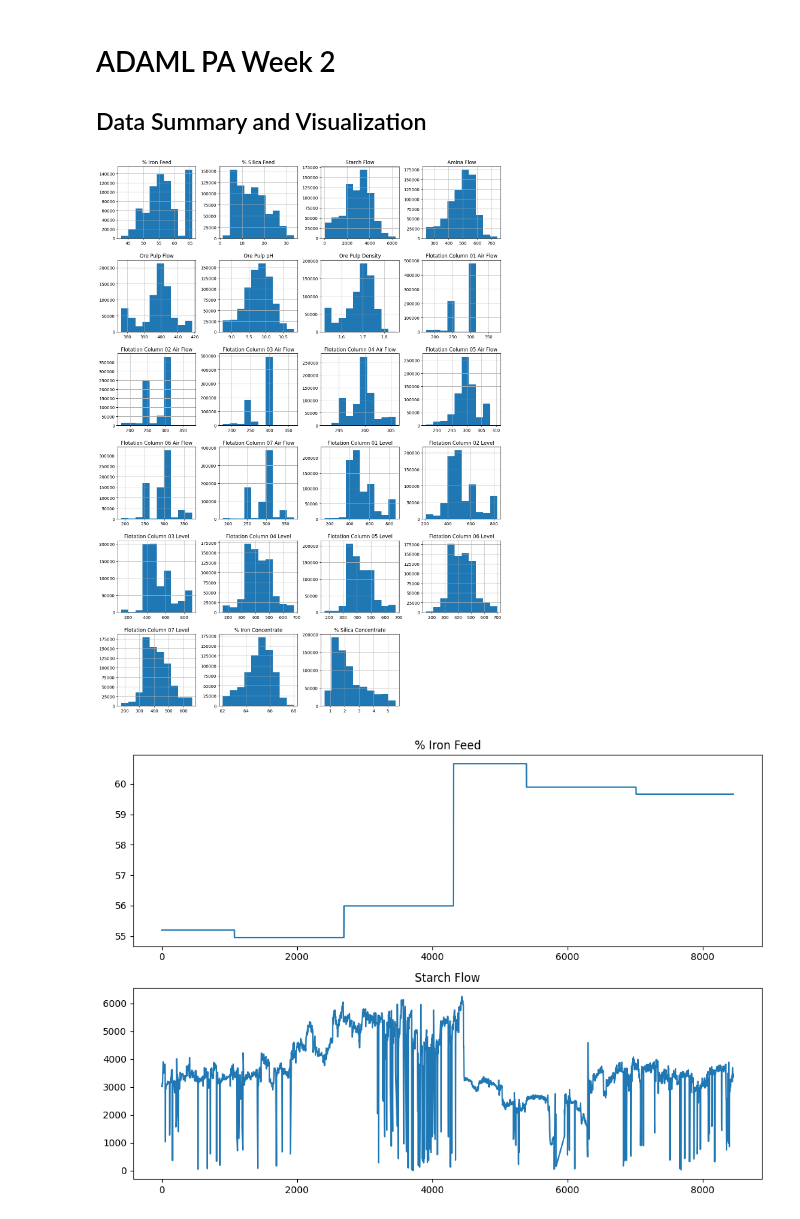
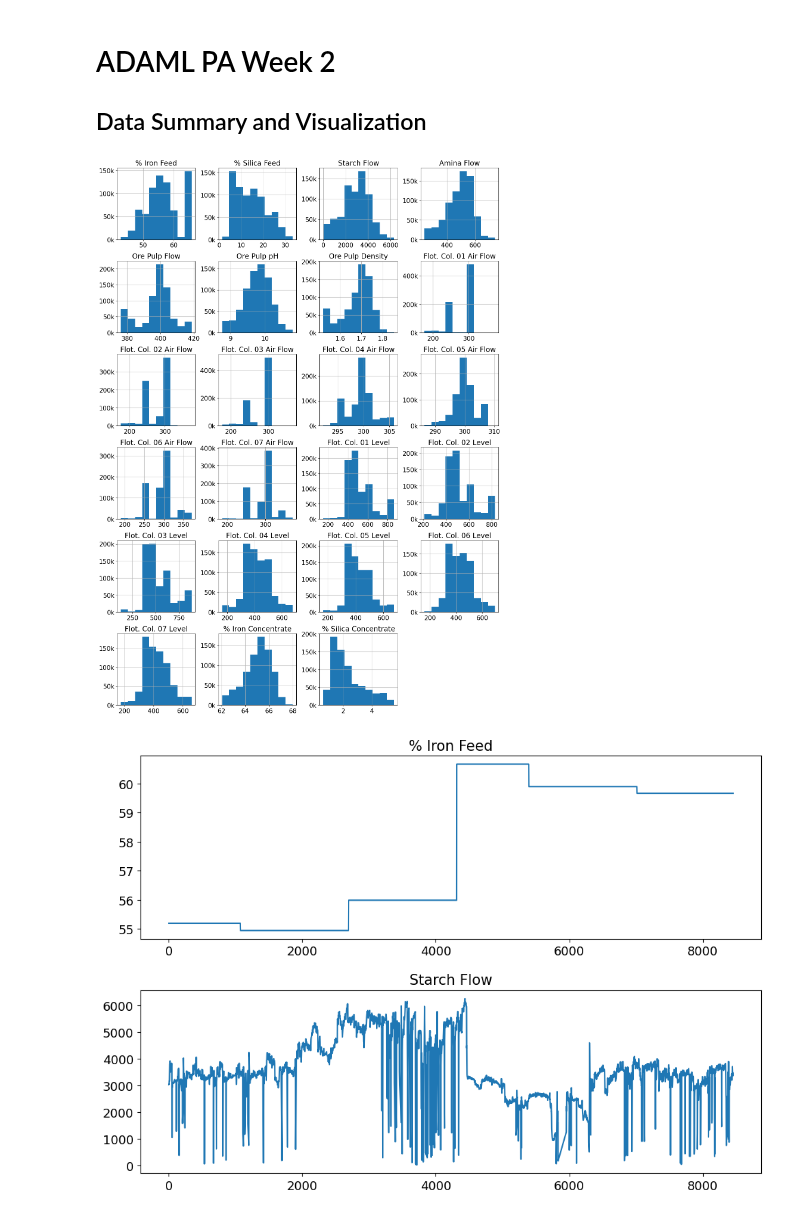
Before and after one commit to PauliAnt/ADAML_PA, a Jupyter notebook: week01-visualize_data.ipynb, the cells around one changed output. Drawn from its saved outputs; the diff is of its cells as text; code cells hidden in the pictures.

```diff
--- a/week01-visualize_data.ipynb
+++ b/week01-visualize_data.ipynb
@@ -20,26 +20,43 @@ df.loc["201703160600":"201703291200"] = pd.NA
 df.dropna( inplace = True )
 
 # Plotting histograms of the variables
-ax = df.hist( figsize = (16.5, 23.4 ), layout = (6, 4) )[0, 0].get_figure()
+figs = df.hist( figsize = (16.5, 23.4 ), layout = (6, 4) )
 
+
+for ax in figs.flatten():
+    ax.tick_params(axis='x', labelsize=15)
+    ax.tick_params(axis='y', labelsize=15)
+    title = ax.get_title()
+    title = title.replace("Flotation", "Flot.").replace("Column", "Col.")
+    ax.set_title(title, fontsize=17, wrap=True)
+    ax.get_yaxis().set_major_formatter(plt.FuncFormatter(lambda x, loc: "{:,}".format(int(x/1000)) + 'k'))
+
+
+
+ax = figs[0, 0].get_figure()
 ax.savefig("hist_all_variables.pdf", bbox_inches = 'tight' )
 # %% [output]
-[figure, old version]
+[figure, new version]
 # %%
 #
 plot_inds = range( 8455 )
 
 fig, axs = plt.subplots(2, 1)
 fig.set_size_inches(10, 7)
 
 axs[0].plot( plot_inds, df.iloc[plot_inds,  0] )
 axs[0].set_title("% Iron Feed")
 
 axs[1].plot( plot_inds, df.iloc[plot_inds,  2] )
 axs[1].set_title("Starch Flow")
 
 fig.tight_layout()
 
+for ax in axs:
+    ax.tick_params(axis='x', labelsize=13)
+    ax.tick_params(axis='y', labelsize=13)
+    ax.title.set_fontsize(15)
+
 fig.savefig( "data_examples.pdf" )
 # %% [output]
-[figure, old version]
+[figure, new version]
```
Also changed, not shown: 7 other files.
